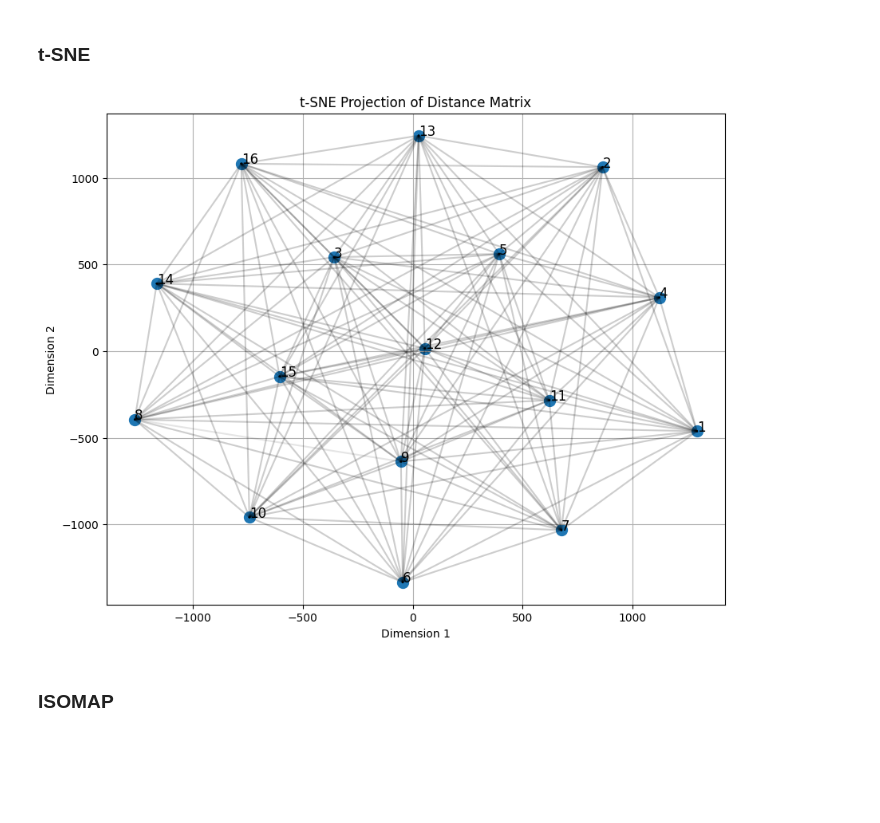
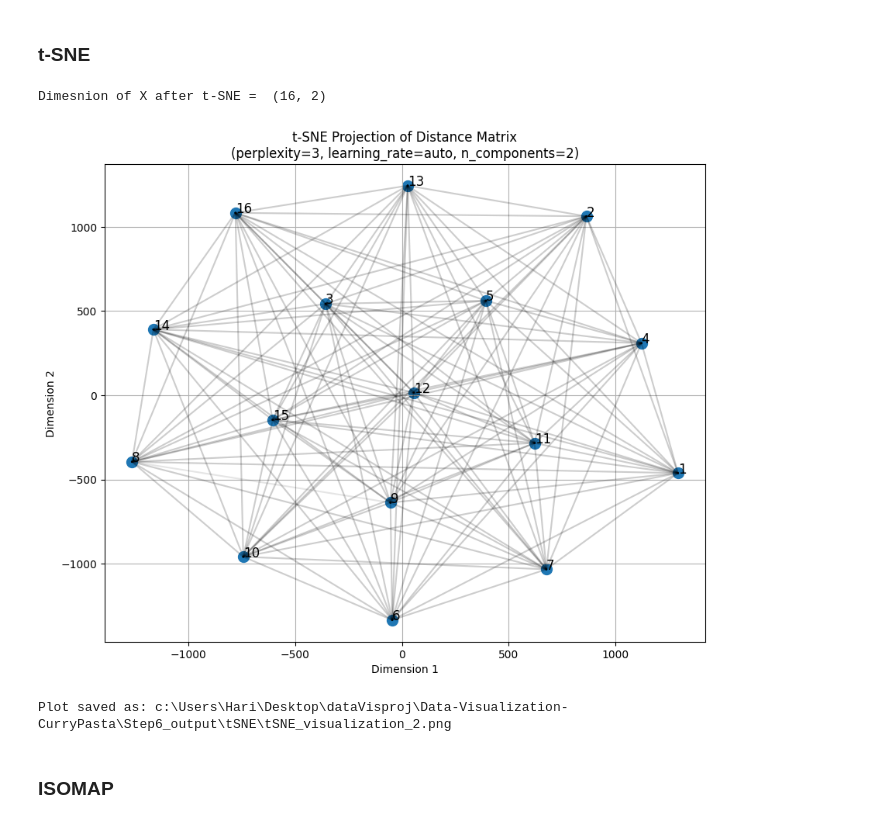
Before and after one commit to Prat2420/Data-Visualization-CurryPasta, a Jupyter notebook: Notebooks/Step_6_v1.ipynb, the cells around one changed output. Saved outputs shown, nothing was run; the diff lists cells and outputs as text; code cells hidden in the pictures; blank space fills up the shorter version.

```diff
--- a/Notebooks/Step_6_v1.ipynb
+++ b/Notebooks/Step_6_v1.ipynb
@@ -437,41 +419,81 @@ plt.show()
 # %% [markdown]
 ### t-SNE
 # %%
+# Run t-SNE with precomputed distances
+tsne = TSNE(
+    n_components=2,           # Reduce to 2 dimensions for visualization
+    metric='precomputed',     # This is crucial - tells t-SNE we're providing distances
+    learning_rate='auto',
+    init='random',
+    perplexity=3,             # Good choice for small datasets
+    random_state=42           # For reproducibility
+)
+
+# Apply t-SNE to the NumPy array version of the distance matrix
+tsne_distance_matrix_reduced = tsne.fit_transform(distance_matrix_np)
+print('Dimesnion of X after t-SNE = ', tsne_distance_matrix_reduced.shape)
+
+# Get t-SNE parameters for the title
+tsne_params = f"perplexity={tsne.perplexity}, learning_rate={tsne.learning_rate}, n_components={tsne.n_components}"
+
 # Visualize the result
 plt.figure(figsize=(10, 8))
 plt.scatter(tsne_distance_matrix_reduced[:, 0], tsne_distance_matrix_reduced[:, 1], s=100)
 
 # add edges
 for edge in edges:
     source, target, _ = edge
     source = source.strip('"')
     target = target.strip('"')
 
     # Get the indices of the source and target nodes
     source_idx = node_ids.index(source)
     target_idx = node_ids.index(target)
 
     # Get the coordinates of the source and target nodes
     source_coords = tsne_distance_matrix_reduced[source_idx]
     target_coords = tsne_distance_matrix_reduced[target_idx]
 
     # Plot the edge
     plt.plot([source_coords[0], target_coords[0]], [source_coords[1], target_coords[1]], 'k-', alpha=0.1)
 
 # Add labels for each point
 for i in range(len(tsne_distance_matrix_reduced)):
     node_label = str(i+1)  # Adjust if you have actual node IDs
     plt.annotate(node_label,
                  (tsne_distance_matrix_reduced[i, 0], tsne_distance_matrix_reduced[i, 1]),
                  fontsize=12)
 
-plt.title('t-SNE Projection of Distance Matrix')
+plt.title(f't-SNE Projection of Distance Matrix\n({tsne_params})')
 plt.xlabel('Dimension 1')
 plt.ylabel('Dimension 2')
 plt.grid(True)
+# Define the output path
+parent_dir = os.path.dirname(os.getcwd())
+mds_output_dir = os.path.join(parent_dir, "Step6_output", "tSNE")
+
+# Function to get next available file number
+def get_next_file_number():
+    existing_files = [f for f in os.listdir(mds_output_dir)
+                     if f.startswith('tSNE_visualization_') and f.endswith('.png')]
+    if not existing_files:
+        return 1
+    numbers = [int(f.split('_')[2].split('.')[0]) for f in existing_files]
+    return max(numbers) + 1
+
+# Save the plot with incremental number
+file_number = get_next_file_number()
+output_file = os.path.join(mds_output_dir, f"tSNE_visualization_{file_number}.png")
+plt.savefig(output_file, dpi=300, bbox_inches='tight')
+
+# Show the plot after saving
 plt.show()
+
+print(f"Plot saved as: {output_file}")
 # %% [output]
+Dimesnion of X after t-SNE =  (16, 2)
-[figure, old version]
+[figure, new version]
+Plot saved as: c:\Users\Hari\Desktop\dataVisproj\Data-Visualization-CurryPasta\Step6_output\tSNE\tSNE_visualization_2.png
 # %% [markdown]
 ### ISOMAP
 # %%
```
Also changed, not shown: parts of 11 cells of this notebook.
